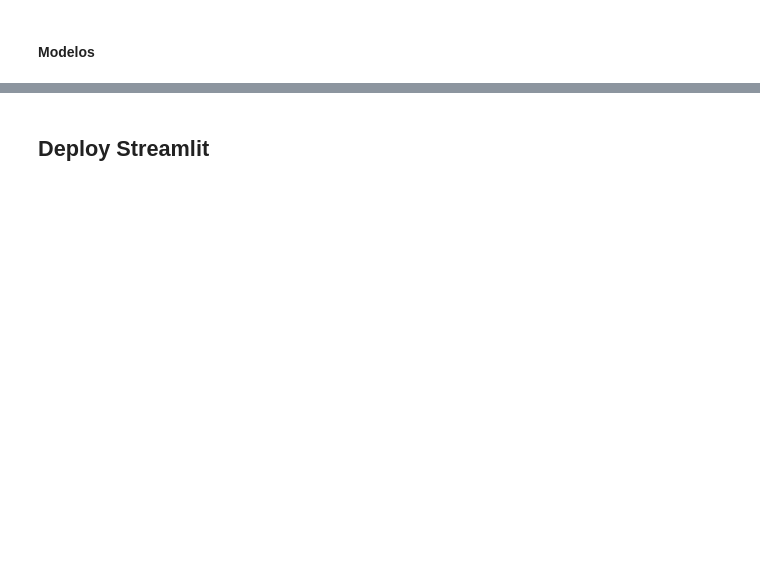
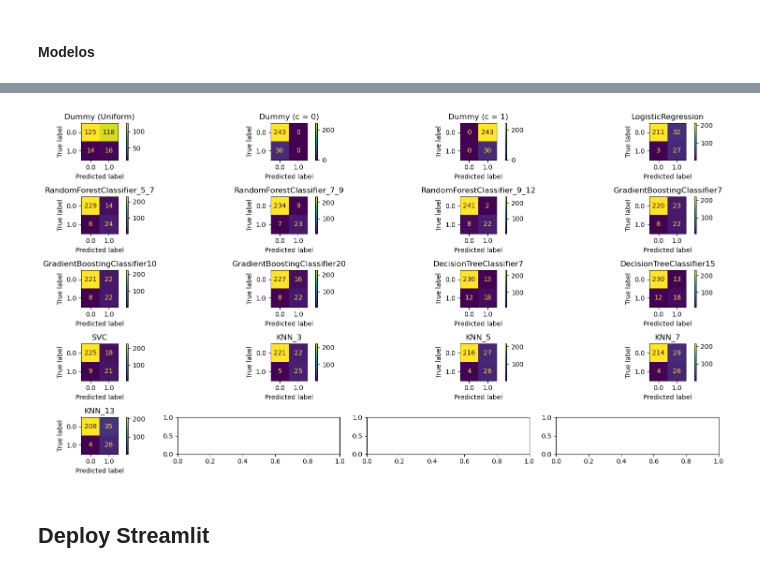
Before and after one commit to victoria-menezes/fiap-data-analytics-DATATHON, a Jupyter notebook: notebook.ipynb, the cells around one changed output, grey strips where cells are left out. Cells and saved outputs as stored; diff of their text form; code cells hidden in the pictures; blank space fills up the shorter version.

Commit message:
Model refining

```diff
--- a/notebook.ipynb
+++ b/notebook.ipynb
@@ -2958,3 +2966,13 @@ def appraise_model(
+# %%
+def count_to_coord(i : int, rows : int, cols : int):
+	if i < cols:
+		row = 0
+		col = i
+	else:
+		row = i // cols
+		col = i % cols
+	# print(row, col)
+	return row, col
 # %% [markdown]
 #### Base de treino
 # %%
@@ -3064,2 +3123,30 @@ F1                      0.68
+# %%
+amt = len(model_dict.keys())
+
+ncols = 4
+nrows = (amt // ncols) + 1
+
+fig, axs = plt.subplots(nrows, ncols, figsize=(16, 8))
+
+count = 0
+
+for title in model_dict:
+	x, y = count_to_coord(count, nrows, ncols)
+	ax = axs[x, y]
+
+	# print(x, y)
+	statistics = model_dict[title]
+
+	model = statistics['model']
+	cm = statistics['confusion_matrix']
+	disp = ConfusionMatrixDisplay(confusion_matrix = cm, display_labels = model.classes_)
+
+	disp.plot(ax = ax)
+	ax.set_title(title)
+	count += 1
+
+plt.tight_layout()
+# %% [output]
+[figure, added]
 # %% [markdown]
 ## Deploy Streamlit
```
Also changed, not shown: parts of 6 cells of this notebook.
